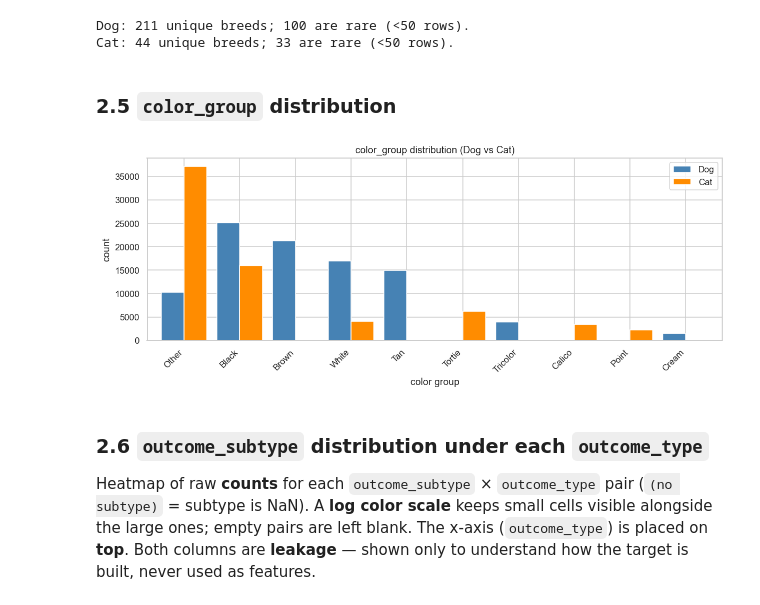
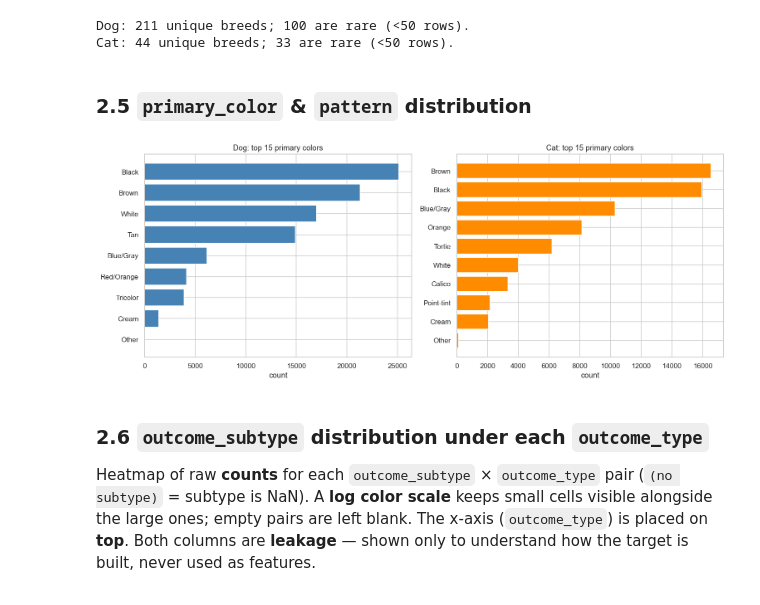
Before and after one commit to chienchien50425-alt/austin-animal-center, a Jupyter notebook: notebooks/02_eda.ipynb, the cells around one changed output. Cells and saved outputs as stored; diff of their text form; code cells hidden in the pictures.

```diff
--- a/notebooks/02_eda.ipynb
+++ b/notebooks/02_eda.ipynb
@@ -225,21 +225,19 @@ for sp, frame in [('Dog', dogs), ('Cat', cats)]:
 Dog: 211 unique breeds; 100 are rare (<50 rows).
 Cat: 44 unique breeds; 33 are rare (<50 rows).
 # %% [markdown]
-### 2.5 `color_group` distribution
+### 2.5 `primary_color` & `pattern` distribution
 # %%
-# bar chart of the primary color_group distribution (Dog vs Cat)
-_cg = (df.groupby(['color_group', 'animal_type'], observed=True).size()
-       .unstack(fill_value=0))
-_cg = _cg[[c for c in ['Dog', 'Cat'] if c in _cg.columns]]
-_cg = _cg.loc[_cg.sum(axis=1).sort_values(ascending=False).index]   # most common first
-ax = _cg.plot(kind='bar', figsize=(11, 4.5), width=0.82,
-              color={'Dog': DOG_COLOR, 'Cat': CAT_COLOR})
-ax.set_xlabel('color group'); ax.set_ylabel('count')
-ax.set_title('color_group distribution (Dog vs Cat)')
-ax.legend(title='')
-plt.xticks(rotation=45, ha='right'); plt.tight_layout(); plt.show()
+# top primary_color per species (horizontal bar, species side-by-side)
+TOP_COLORS = 15
+fig, axes = plt.subplots(1, 2, figsize=(14, 5.5))
+for ax, (sp, frame, color) in zip(axes, [('Dog', dogs, DOG_COLOR), ('Cat', cats, CAT_COLOR)]):
+    vc = frame['primary_color'].value_counts().head(TOP_COLORS)
+    ax.barh(vc.index[::-1], vc.values[::-1], color=color)
+    ax.set_title(f'{sp}: top {TOP_COLORS} primary colors')
+    ax.set_xlabel('count')
+fig.tight_layout(); plt.show()
 # %% [output]
-[figure, old version]
+[figure, new version]
 # %% [markdown]
 ### 2.6 `outcome_subtype` distribution under each `outcome_type`
 Heatmap of raw **counts** for each `outcome_subtype` × `outcome_type` pair (`(no subtype)` = subtype is NaN). A **log color scale** keeps small cells visible alongside the large ones; empty pairs are left blank. The x-axis (`outcome_type`) is placed on **top**. Both columns are **leakage** — shown only to understand how the target is built, never used as features.
```
Also changed, not shown: parts of 7 cells of this notebook, 1 other file.
